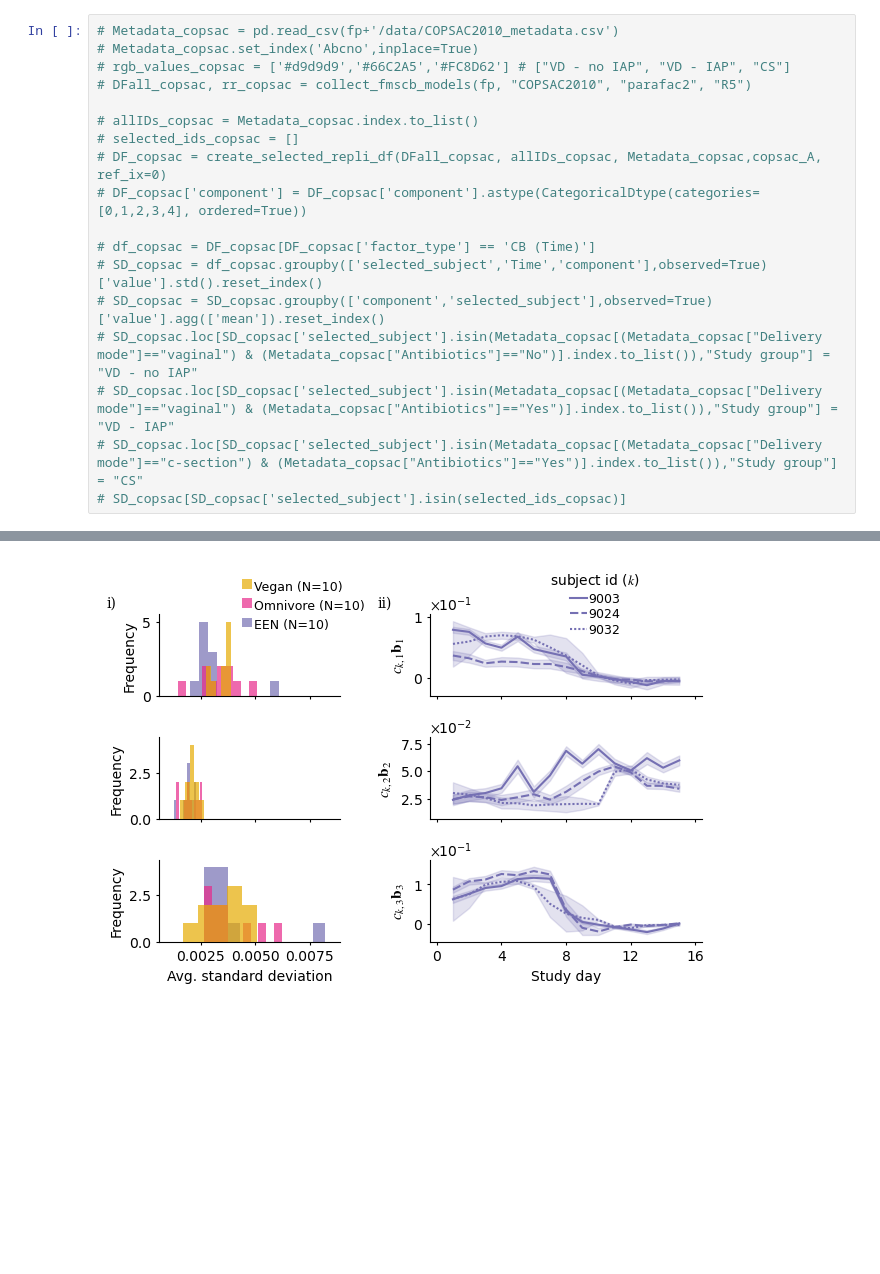
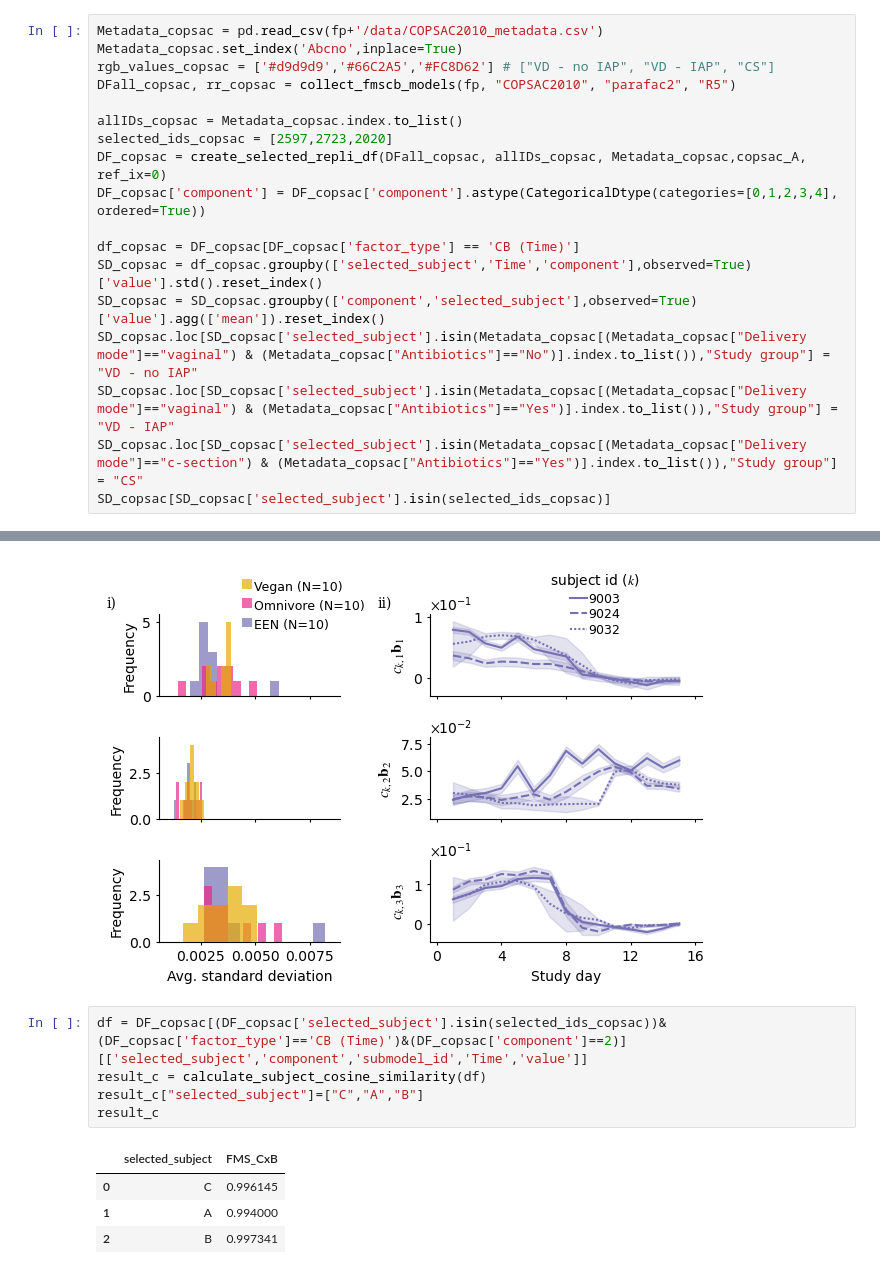
Before and after one commit to blzserdos/parafac2_microbiome, a Jupyter notebook: 2_reproduce_results.ipynb, the cells around one changed output, grey strips where cells are left out. Cells and saved outputs as stored; diff of their text form; blank space fills up the shorter version.

Commit message:
add example script and subject-specific factor calculations

```diff
--- a/2_reproduce_results.ipynb
+++ b/2_reproduce_results.ipynb
@@ -857,23 +855,23 @@ component 3 =  60.0
 # %% [markdown]
 # Replicability of subject-specific scaled time loadings
 # %%
-# Metadata_copsac = pd.read_csv(fp+'/data/COPSAC2010_metadata.csv')
-# Metadata_copsac.set_index('Abcno',inplace=True)
-# rgb_values_copsac = ['#d9d9d9','#66C2A5','#FC8D62'] # ["VD - no IAP", "VD - IAP", "CS"]
-# DFall_copsac, rr_copsac = collect_fmscb_models(fp, "COPSAC2010", "parafac2", "R5")
+Metadata_copsac = pd.read_csv(fp+'/data/COPSAC2010_metadata.csv')
+Metadata_copsac.set_index('Abcno',inplace=True)
+rgb_values_copsac = ['#d9d9d9','#66C2A5','#FC8D62'] # ["VD - no IAP", "VD - IAP", "CS"]
+DFall_copsac, rr_copsac = collect_fmscb_models(fp, "COPSAC2010", "parafac2", "R5")
 
-# allIDs_copsac = Metadata_copsac.index.to_list()
-# selected_ids_copsac = []
-# DF_copsac = create_selected_repli_df(DFall_copsac, allIDs_copsac, Metadata_copsac,copsac_A, ref_ix=0)
-# DF_copsac['component'] = DF_copsac['component'].astype(CategoricalDtype(categories=[0,1,2,3,4], ordered=True))
+allIDs_copsac = Metadata_copsac.index.to_list()
+selected_ids_copsac = [2597,2723,2020]
+DF_copsac = create_selected_repli_df(DFall_copsac, allIDs_copsac, Metadata_copsac,copsac_A, ref_ix=0)
+DF_copsac['component'] = DF_copsac['component'].astype(CategoricalDtype(categories=[0,1,2,3,4], ordered=True))
 
-# df_copsac = DF_copsac[DF_copsac['factor_type'] == 'CB (Time)']
-# SD_copsac = df_copsac.groupby(['selected_subject','Time','component'],observed=True)['value'].std().reset_index()
-# SD_copsac = SD_copsac.groupby(['component','selected_subject'],observed=True)['value'].agg(['mean']).reset_index()
-# SD_copsac.loc[SD_copsac['selected_subject'].isin(Metadata_copsac[(Metadata_copsac["Delivery mode"]=="vaginal") & (Metadata_copsac["Antibiotics"]=="No")].index.to_list()),"Study group"] = "VD - no IAP"
-# SD_copsac.loc[SD_copsac['selected_subject'].isin(Metadata_copsac[(Metadata_copsac["Delivery mode"]=="vaginal") & (Metadata_copsac["Antibiotics"]=="Yes")].index.to_list()),"Study group"] = "VD - IAP"
-# SD_copsac.loc[SD_copsac['selected_subject'].isin(Metadata_copsac[(Metadata_copsac["Delivery mode"]=="c-section") & (Metadata_copsac["Antibiotics"]=="Yes")].index.to_list()),"Study group"] = "CS"
-# SD_copsac[SD_copsac['selected_subject'].isin(selected_ids_copsac)]
+df_copsac = DF_copsac[DF_copsac['factor_type'] == 'CB (Time)']
+SD_copsac = df_copsac.groupby(['selected_subject','Time','component'],observed=True)['value'].std().reset_index()
+SD_copsac = SD_copsac.groupby(['component','selected_subject'],observed=True)['value'].agg(['mean']).reset_index()
+SD_copsac.loc[SD_copsac['selected_subject'].isin(Metadata_copsac[(Metadata_copsac["Delivery mode"]=="vaginal") & (Metadata_copsac["Antibiotics"]=="No")].index.to_list()),"Study group"] = "VD - no IAP"
+SD_copsac.loc[SD_copsac['selected_subject'].isin(Metadata_copsac[(Metadata_copsac["Delivery mode"]=="vaginal") & (Metadata_copsac["Antibiotics"]=="Yes")].index.to_list()),"Study group"] = "VD - IAP"
+SD_copsac.loc[SD_copsac['selected_subject'].isin(Metadata_copsac[(Metadata_copsac["Delivery mode"]=="c-section") & (Metadata_copsac["Antibiotics"]=="Yes")].index.to_list()),"Study group"] = "CS"
+SD_copsac[SD_copsac['selected_subject'].isin(selected_ids_copsac)]
 # %% [output]
 |  | component | selected_subject | mean | Study group |
 | 5 | 0 | 2020 | 0.001681 | VD - no IAP |
@@ -949,3 +947,13 @@ df_farmm = DF_farmm[DF_farmm['selected_subject'].isin(selected_ids_farmm)]
 get_sup_rep_plots("FigS12", SD_farmm, df_farmm, selected_ids_farmm, rgb_values_farmm)
 # %% [output]
 [figure]
+# %%
+df = DF_copsac[(DF_copsac['selected_subject'].isin(selected_ids_copsac))&(DF_copsac['factor_type']=='CB (Time)')&(DF_copsac['component']==2)][['selected_subject','component','submodel_id','Time','value']]
+result_c = calculate_subject_cosine_similarity(df)
+result_c["selected_subject"]=["C","A","B"]
+result_c
+# %% [output]
+|  | selected_subject | FMS_CxB |
+| 0 | C | 0.996145 |
+| 1 | A | 0.994000 |
+| 2 | B | 0.997341 |
```
Also changed, not shown: parts of 8 cells of this notebook, 9 other files.
